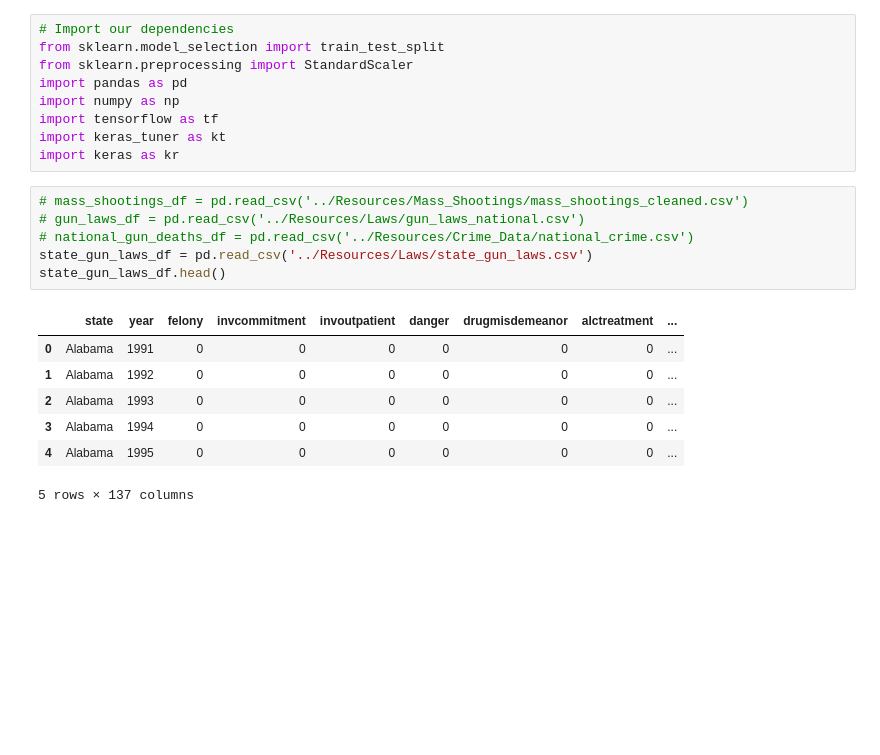
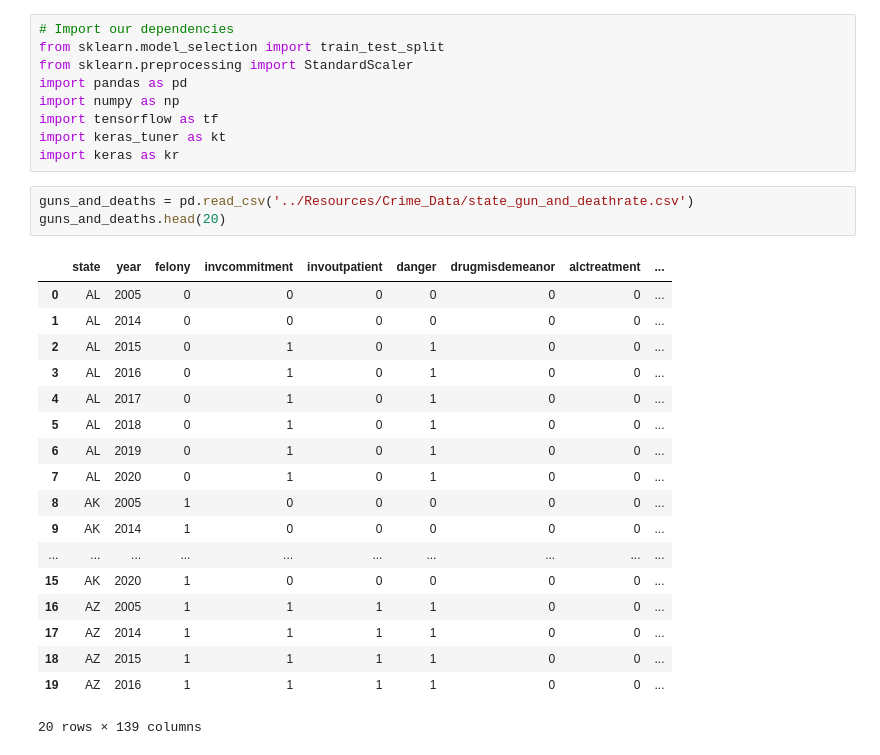
Before and after one commit to MSchell0129/Complex_Political_Phenomenon, a Jupyter notebook: Code_Files/guns_laws_predictions.ipynb, the cells around one changed output. Saved outputs shown, nothing was run; the diff lists cells and outputs as text; blank space fills up the shorter version.

Commit message:
new data

```diff
--- a/Code_Files/guns_laws_predictions.ipynb
+++ b/Code_Files/guns_laws_predictions.ipynb
@@ -7,17 +7,25 @@ import numpy as np
 import tensorflow as tf
 import keras_tuner as kt
 import keras as kr
-# %%
-# mass_shootings_df = pd.read_csv('../Resources/Mass_Shootings/mass_shootings_cleaned.csv')
-# gun_laws_df = pd.read_csv('../Resources/Laws/gun_laws_national.csv')
-# national_gun_deaths_df = pd.read_csv('../Resources/Crime_Data/national_crime.csv')
-state_gun_laws_df = pd.read_csv('../Resources/Laws/state_gun_laws.csv')
-state_gun_laws_df.head()
-# %% [output]
-|  | state | year | felony | invcommitment | invoutpatient | danger | drugmisdemeanor | alctreatment | ... |
-| 0 | Alabama | 1991 | 0 | 0 | 0 | 0 | 0 | 0 | ... |
-| 1 | Alabama | 1992 | 0 | 0 | 0 | 0 | 0 | 0 | ... |
-| 2 | Alabama | 1993 | 0 | 0 | 0 | 0 | 0 | 0 | ... |
-| 3 | Alabama | 1994 | 0 | 0 | 0 | 0 | 0 | 0 | ... |
-| 4 | Alabama | 1995 | 0 | 0 | 0 | 0 | 0 | 0 | ... |
-5 rows × 137 columns
+# %%
+guns_and_deaths = pd.read_csv('../Resources/Crime_Data/state_gun_and_deathrate.csv')
+guns_and_deaths.head(20)
+# %% [output]
+|  | state | year | felony | invcommitment | invoutpatient | danger | drugmisdemeanor | alctreatment | ... |
+| 0 | AL | 2005 | 0 | 0 | 0 | 0 | 0 | 0 | ... |
+| 1 | AL | 2014 | 0 | 0 | 0 | 0 | 0 | 0 | ... |
+| 2 | AL | 2015 | 0 | 1 | 0 | 1 | 0 | 0 | ... |
+| 3 | AL | 2016 | 0 | 1 | 0 | 1 | 0 | 0 | ... |
+| 4 | AL | 2017 | 0 | 1 | 0 | 1 | 0 | 0 | ... |
+| 5 | AL | 2018 | 0 | 1 | 0 | 1 | 0 | 0 | ... |
+| 6 | AL | 2019 | 0 | 1 | 0 | 1 | 0 | 0 | ... |
+| 7 | AL | 2020 | 0 | 1 | 0 | 1 | 0 | 0 | ... |
+| 8 | AK | 2005 | 1 | 0 | 0 | 0 | 0 | 0 | ... |
+| 9 | AK | 2014 | 1 | 0 | 0 | 0 | 0 | 0 | ... |
+| ... | ... | ... | ... | ... | ... | ... | ... | ... | ... |
+| 15 | AK | 2020 | 1 | 0 | 0 | 0 | 0 | 0 | ... |
+| 16 | AZ | 2005 | 1 | 1 | 1 | 1 | 0 | 0 | ... |
+| 17 | AZ | 2014 | 1 | 1 | 1 | 1 | 0 | 0 | ... |
+| 18 | AZ | 2015 | 1 | 1 | 1 | 1 | 0 | 0 | ... |
+| 19 | AZ | 2016 | 1 | 1 | 1 | 1 | 0 | 0 | ... |
+20 rows × 139 columns
```
Also changed, not shown: parts of 4 cells of this notebook, 1 other file.
